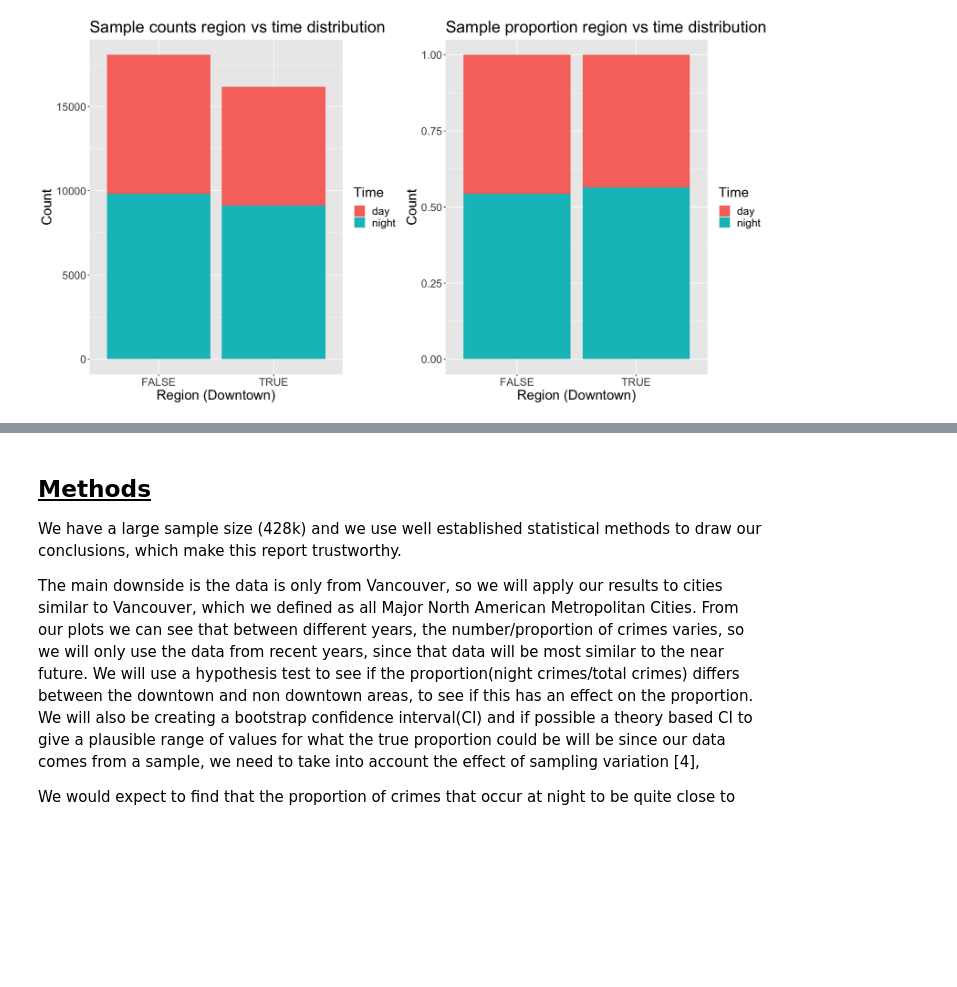
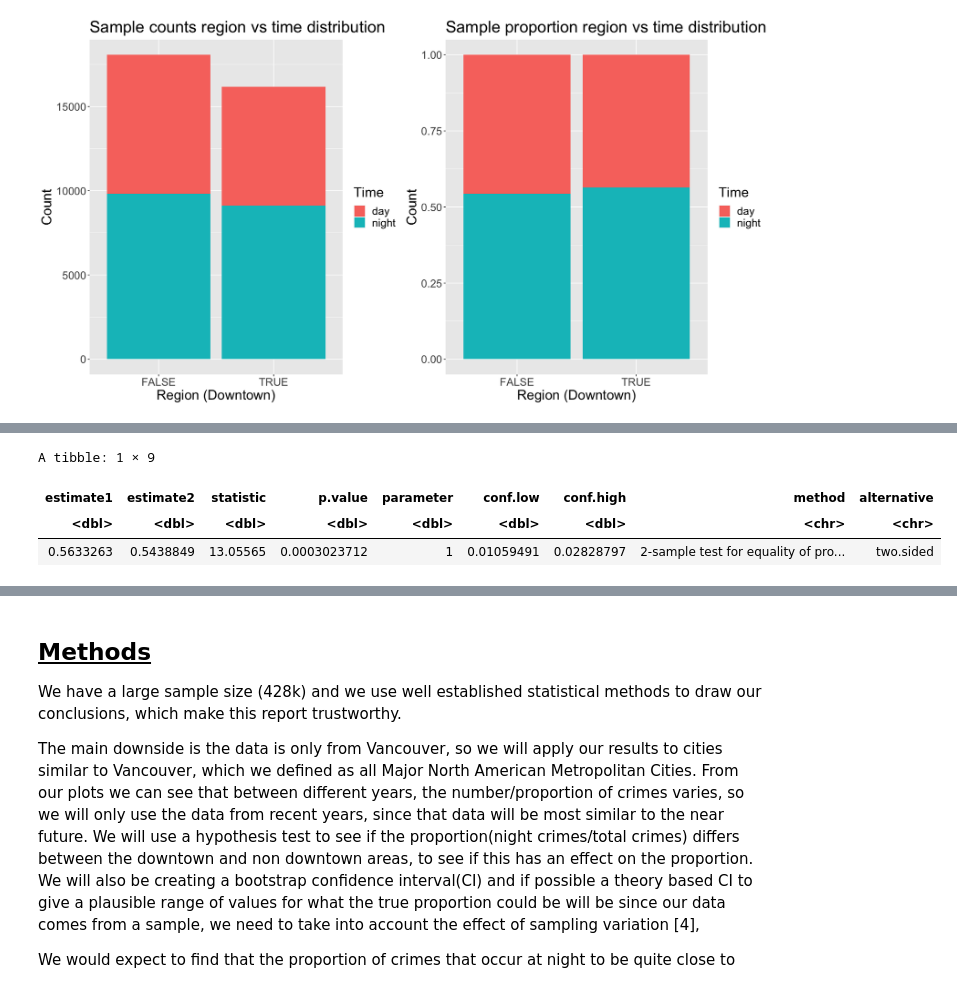
Before and after one commit to AllenCheng5186/STAT201-Group16-Group-Project, a Jupyter notebook: Project Proposal.ipynb, the cells around one changed output, grey strips where cells are left out. Cells and saved outputs as stored; diff of their text form; code cells hidden in the pictures; blank space fills up the shorter version.

```diff
--- a/Project Proposal.ipynb
+++ b/Project Proposal.ipynb
@@ -273,0 +289,13 @@ plot_grid(crime_sample_summary_count_dist,
+# %%
+tidy(
+    prop.test(x = c(9118, 9828),
+              n = c(16186, 18070),
+              alternative = "two.sided",
+              conf.level = 0.9,
+              correct = F)
+)
+# %% [output]
+A tibble: 1 × 9
+| estimate1 | estimate2 | statistic | p.value | parameter | conf.low | conf.high | method | alternative |
+| <dbl> | <dbl> | <dbl> | <dbl> | <dbl> | <dbl> | <dbl> | <chr> | <chr> |
+| 0.5633263 | 0.5438849 | 13.05565 | 0.0003023712 | 1 | 0.01059491 | 0.02828797 | 2-sample test for equality of pro... | two.sided |
```
Also changed, not shown: parts of 3 cells of this notebook.
